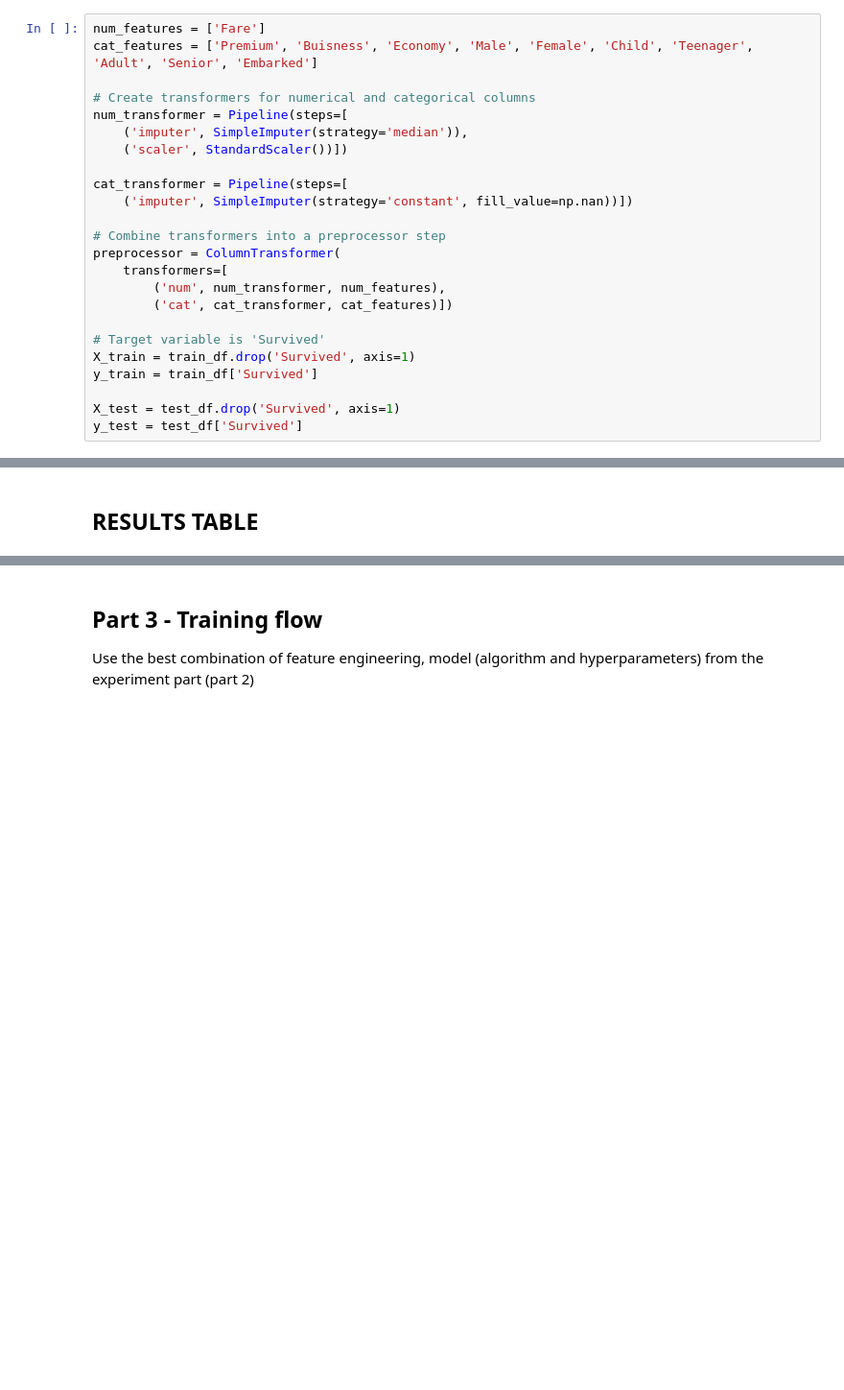
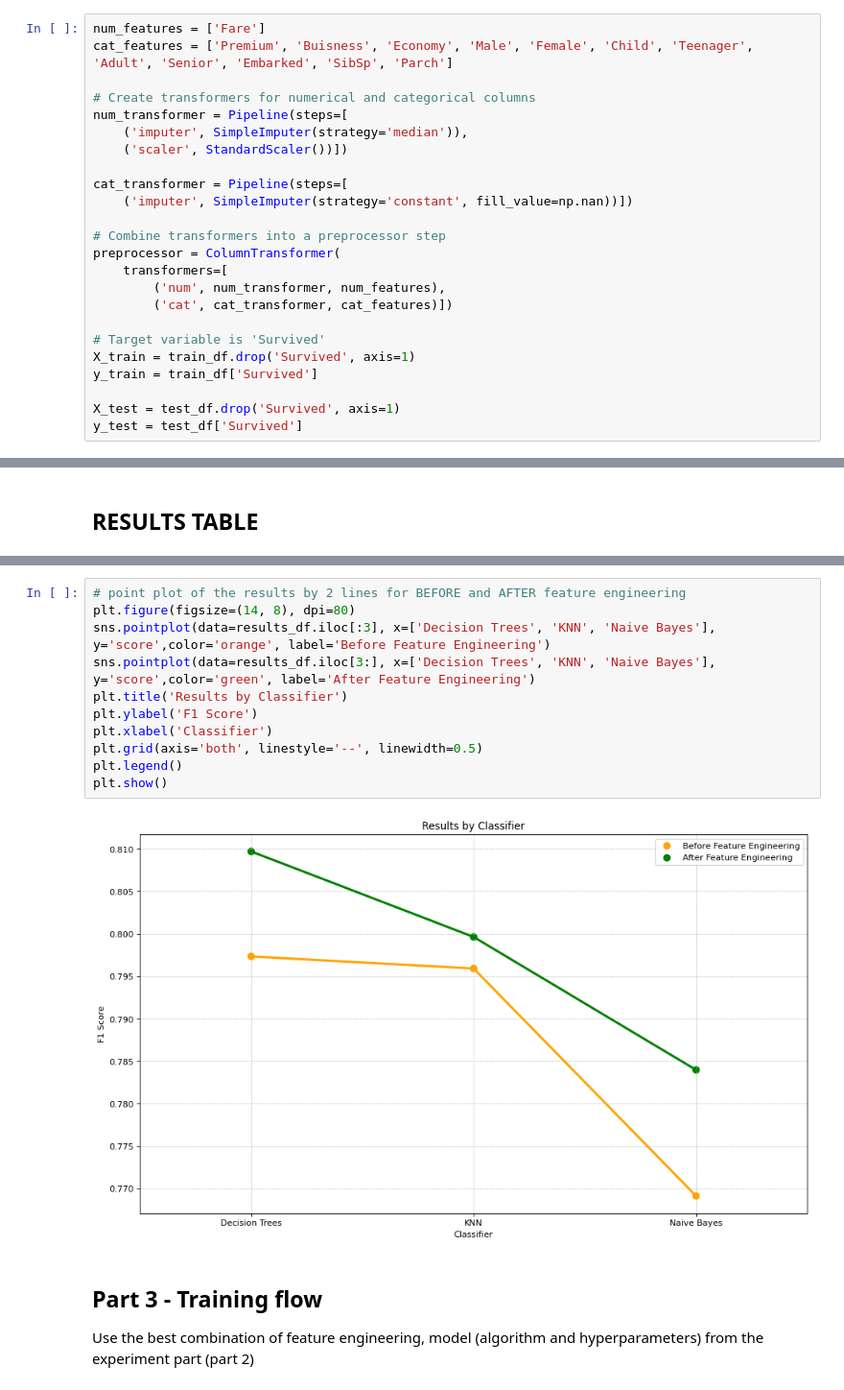
Before and after one commit to yotam4h/ML-Assignment-2, a Jupyter notebook: Assignment2_supervised_learning_flow.ipynb, the cells around one changed output, grey strips where cells are left out. Shown at 96% size. Saved outputs shown, nothing was run; the diff lists cells and outputs as text; blank space fills up the shorter version.

```diff
--- a/Assignment2_supervised_learning_flow.ipynb
+++ b/Assignment2_supervised_learning_flow.ipynb
@@ -338,7 +329,7 @@ plt.show()
 #### PRE-PIPES
 # %%
 num_features = ['Fare']
-cat_features = ['Premium', 'Buisness', 'Economy', 'Male', 'Female', 'Child', 'Teenager', 'Adult', 'Senior', 'Embarked']
+cat_features = ['Premium', 'Buisness', 'Economy', 'Male', 'Female', 'Child', 'Teenager', 'Adult', 'Senior', 'Embarked', 'SibSp', 'Parch']
 
 # Create transformers for numerical and categorical columns
 num_transformer = Pipeline(steps=[
@@ -465,3 +456,16 @@ best values                              [[0.7, 0.3], 1e-09]
+# %%
+# point plot of the results by 2 lines for BEFORE and AFTER feature engineering
+plt.figure(figsize=(14, 8), dpi=80)
+sns.pointplot(data=results_df.iloc[:3], x=['Decision Trees', 'KNN', 'Naive Bayes'], y='score',color='orange', label='Before Feature Engineering')
+sns.pointplot(data=results_df.iloc[3:], x=['Decision Trees', 'KNN', 'Naive Bayes'], y='score',color='green', label='After Feature Engineering')
+plt.title('Results by Classifier')
+plt.ylabel('F1 Score')
+plt.xlabel('Classifier')
+plt.grid(axis='both', linestyle='--', linewidth=0.5)
+plt.legend()
+plt.show()
+# %% [output]
+[figure, added]
 # %% [markdown]
 ## Part 3 - Training flow
 Use the best combination of feature engineering, model (algorithm and hyperparameters) from the experiment part (part 2)
```
Also changed, not shown: parts of 9 cells of this notebook.
